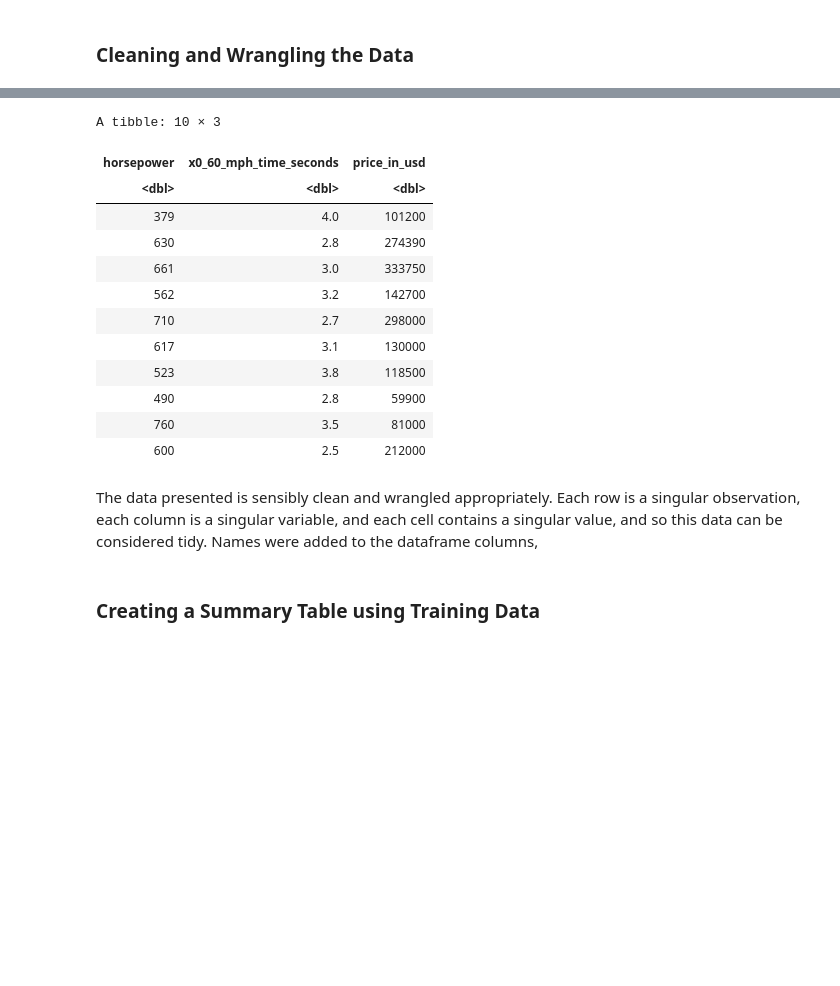
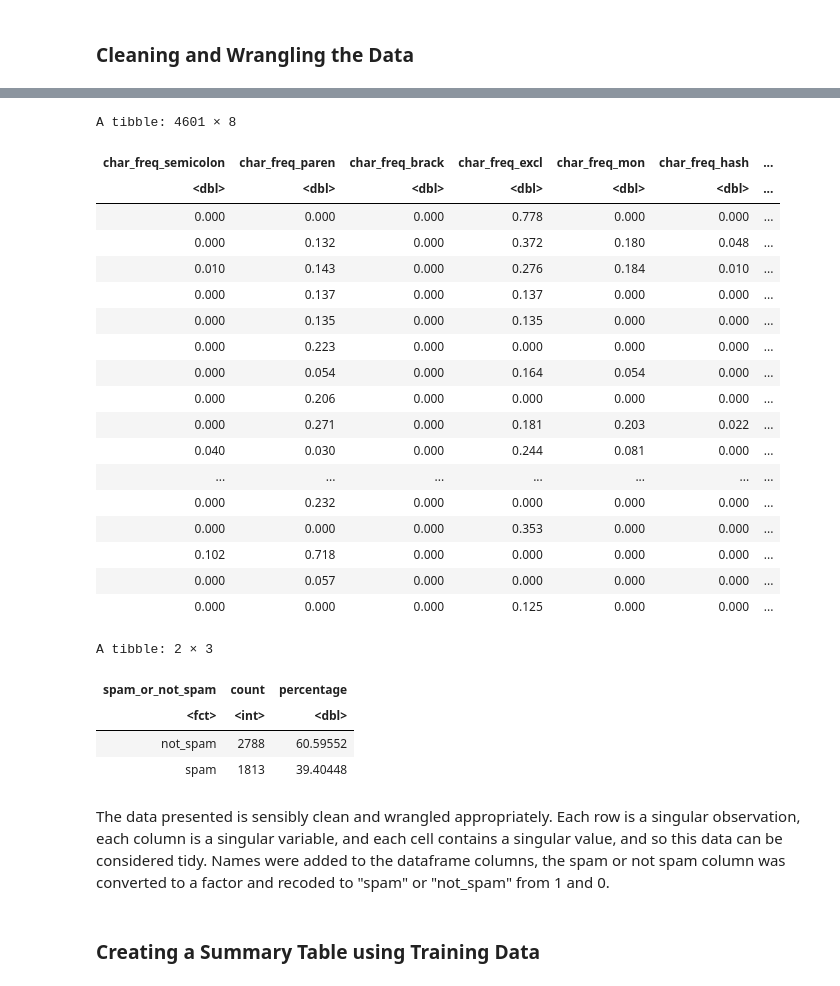
Before and after one commit to aadikanwar/DSCI100_group_project, a Jupyter notebook: group_project_proposal.ipynb, the cells around one changed output, grey strips where cells are left out. Saved outputs shown, nothing was run; the diff lists cells and outputs as text; code cells hidden in the pictures; blank space fills up the shorter version.

```diff
--- a/group_project_proposal.ipynb
+++ b/group_project_proposal.ipynb
@@ -52,15 +49,16 @@ A spec_tbl_df: 1007 × 8
 set.seed(200)
 # install.packages('janitor')
 # library(janitor)
+## we can pre-select some columns instead of naming all 58 columns, as the column names are described in the dataset location (DOI)
+spam_data <- read_csv("data/spambase_data.csv", col_names = FALSE) |>
+    select(49: 55, X58) |>
+    rename("char_freq_semicolon" = "X49", "char_freq_paren" = "X50", "char_freq_brack" = "X51", "char_freq_excl" = "X52", "char_freq_mon" = "X53", "char_freq_hash" = "X54", "capital_run_length_average" = "X55", "spam_or_not_spam" = "X58") ## renaming the column names to proper names
 
-clean_cars_data <- car_raw |>
-    clean_names() |>
-    mutate(horsepower = as.numeric(horsepower)) |>
-    mutate(torque_lb_ft = as.numeric(torque_lb_ft)) |>
-    mutate(x0_60_mph_time_seconds = as.numeric(x0_60_mph_time_seconds)) |>
-    mutate(price_in_usd = as.numeric(price_in_usd)) |>
-    select(horsepower, x0_60_mph_time_seconds, price_in_usd)
+spam_data <- spam_data |>
+    mutate(spam_or_not_spam = as_factor(spam_or_not_spam))
 
+spam_data <- spam_data |>
+    mutate(spam_or_not_spam = fct_recode(spam_or_not_spam, "spam" = "1", "not_spam" = "0"))
 
-head(clean_cars_data, n = 10)
+spam_data
 # %% [output]
@@ -82,18 +72,29 @@ Caused by warning:
-A tibble: 10 × 3
+A tibble: 4601 × 8
-| horsepower | x0_60_mph_time_seconds | price_in_usd |
-| <dbl> | <dbl> | <dbl> |
-| 379 | 4.0 | 101200 |
-| 630 | 2.8 | 274390 |
-| 661 | 3.0 | 333750 |
-| 562 | 3.2 | 142700 |
-| 710 | 2.7 | 298000 |
-| 617 | 3.1 | 130000 |
-| 523 | 3.8 | 118500 |
-| 490 | 2.8 | 59900 |
-| 760 | 3.5 | 81000 |
-| 600 | 2.5 | 212000 |
+| char_freq_semicolon | char_freq_paren | char_freq_brack | char_freq_excl | char_freq_mon | char_freq_hash | ... |
+| <dbl> | <dbl> | <dbl> | <dbl> | <dbl> | <dbl> | ... |
+| 0.000 | 0.000 | 0.000 | 0.778 | 0.000 | 0.000 | ... |
+| 0.000 | 0.132 | 0.000 | 0.372 | 0.180 | 0.048 | ... |
+| 0.010 | 0.143 | 0.000 | 0.276 | 0.184 | 0.010 | ... |
+| 0.000 | 0.137 | 0.000 | 0.137 | 0.000 | 0.000 | ... |
+| 0.000 | 0.135 | 0.000 | 0.135 | 0.000 | 0.000 | ... |
+| 0.000 | 0.223 | 0.000 | 0.000 | 0.000 | 0.000 | ... |
+| 0.000 | 0.054 | 0.000 | 0.164 | 0.054 | 0.000 | ... |
+| 0.000 | 0.206 | 0.000 | 0.000 | 0.000 | 0.000 | ... |
+| 0.000 | 0.271 | 0.000 | 0.181 | 0.203 | 0.022 | ... |
+| 0.040 | 0.030 | 0.000 | 0.244 | 0.081 | 0.000 | ... |
+| ... | ... | ... | ... | ... | ... | ... |
+| 0.000 | 0.232 | 0.000 | 0.000 | 0.000 | 0.000 | ... |
+| 0.000 | 0.000 | 0.000 | 0.353 | 0.000 | 0.000 | ... |
+| 0.102 | 0.718 | 0.000 | 0.000 | 0.000 | 0.000 | ... |
+| 0.000 | 0.057 | 0.000 | 0.000 | 0.000 | 0.000 | ... |
+| 0.000 | 0.000 | 0.000 | 0.125 | 0.000 | 0.000 | ... |
+A tibble: 2 × 3
+| spam_or_not_spam | count | percentage |
+| <fct> | <int> | <dbl> |
+| not_spam | 2788 | 60.59552 |
+| spam | 1813 | 39.40448 |
 # %% [markdown]
-The data presented is sensibly clean and wrangled appropriately. Each row is a singular observation, each column is a singular variable, and each cell contains a singular value, and so this data can be considered tidy. Names were added to the dataframe columns,
+The data presented is sensibly clean and wrangled appropriately. Each row is a singular observation, each column is a singular variable, and each cell contains a singular value, and so this data can be considered tidy. Names were added to the dataframe columns, the spam or not spam column was converted to a factor and recoded to "spam" or "not_spam" from 1 and 0.
 # %% [markdown]
 ### Creating a Summary Table using Training Data
 # %%
```
Also changed, not shown: parts of 8 cells of this notebook.
